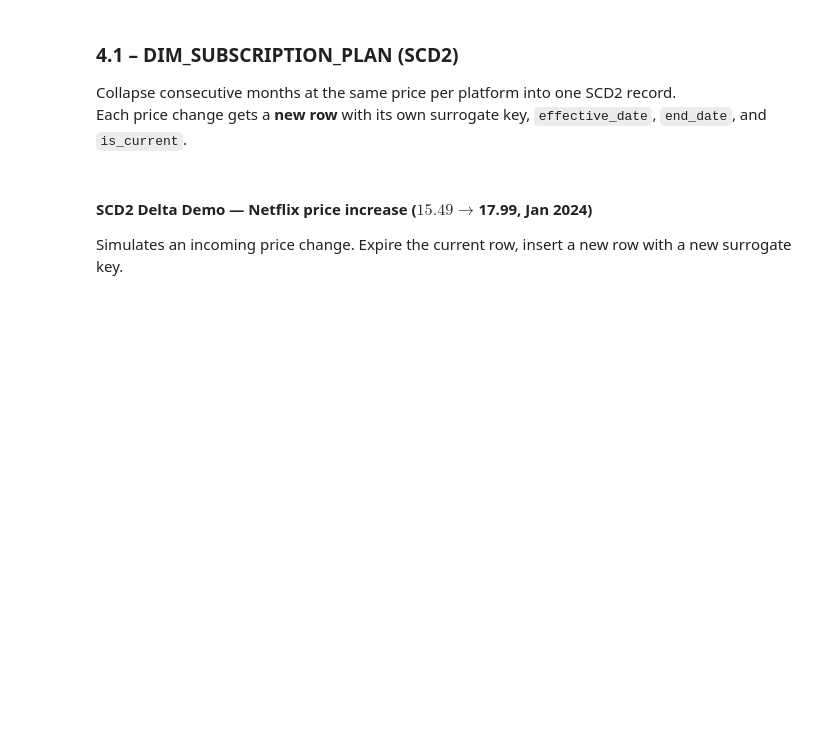
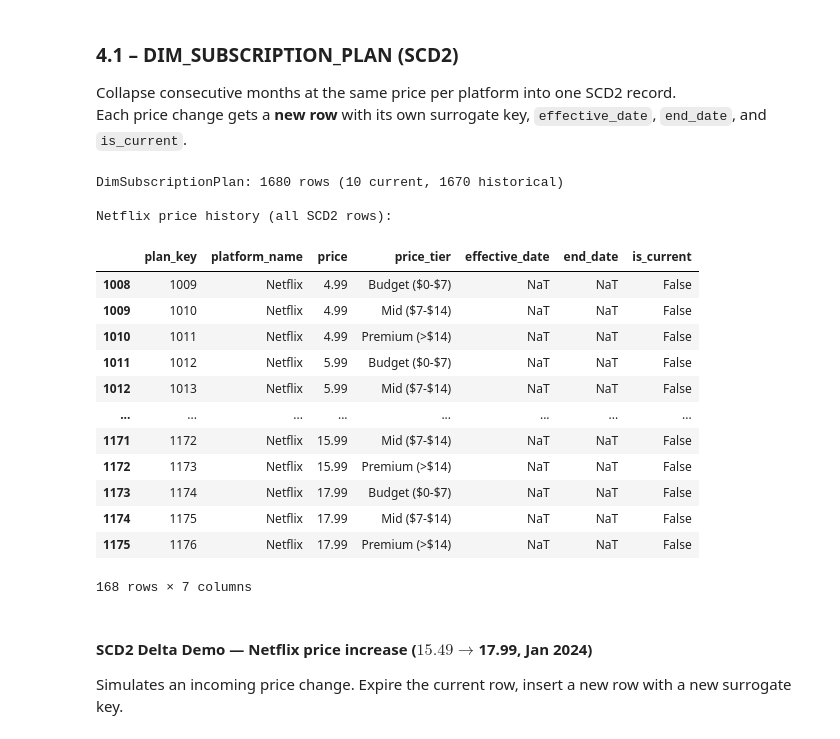
Before and after one commit to medprod/media-analytics, a Jupyter notebook: media_analytics_etl.ipynb, the cells around one changed output. Saved outputs shown, nothing was run; the diff lists cells and outputs as text; code cells hidden in the pictures; blank space fills up the shorter version.

Commit message:
Fix SCD2 groupby bug: derive price_tier after collapsing, not during

```diff
--- a/media_analytics_etl.ipynb
+++ b/media_analytics_etl.ipynb
@@ -710,43 +710,67 @@ In platform_summary but NOT in pricing (no pricing history):
 Collapse consecutive months at the same price per platform into one SCD2 record.
 Each price change gets a **new row** with its own surrogate key, `effective_date`, `end_date`, and `is_current`.
 # %%
-pricing = StreamingServiceDistinct_df[['platform_name', 'date', 'price', 'price_tier']].copy()
+# Group by platform + price ONLY — price_tier is categorical and causes
+# a cross-product with all tier labels if included in groupby
+pricing = StreamingServiceDistinct_df[['platform_name', 'date', 'price']].copy()
 pricing = pricing.sort_values(['platform_name', 'date'])
 
-# Detect price changes — any month where price differs from previous month for same platform
+# Detect price changes
 pricing['price_changed'] = pricing.groupby('platform_name')['price'].diff().ne(0)
+pricing['price_group']   = pricing.groupby('platform_name')['price_changed'].cumsum()
 
-# Assign a group number for each consecutive same-price block
-pricing['price_group'] = pricing.groupby('platform_name')['price_changed'].cumsum()
-
-# Collapse each block into one SCD2 record
+# Collapse each consecutive same-price block into one SCD2 record
 DimSubscriptionPlan = (
     pricing
-    .groupby(['platform_name', 'price_group', 'price', 'price_tier'])
+    .groupby(['platform_name', 'price_group', 'price'])
     .agg(effective_date=('date', 'min'), end_date=('date', 'max'))
     .reset_index()
     .drop(columns='price_group')
 )
+
+# Derive price_tier AFTER collapsing — avoids categorical cross-product issue
+bins   = [0, 7, 14, float('inf')]
+labels = ['Budget ($0-$7)', 'Mid ($7-$14)', 'Premium (>$14)']
+DimSubscriptionPlan['price_tier'] = pd.cut(
+    DimSubscriptionPlan['price'], bins=bins, labels=labels, right=True
+).astype(str)
 
 # Mark is_current — latest record per platform has no end date
 latest_idx = DimSubscriptionPlan.groupby('platform_name')['end_date'].idxmax()
 DimSubscriptionPlan['is_current'] = False
 DimSubscriptionPlan.loc[latest_idx, 'is_current'] = True
 DimSubscriptionPlan.loc[DimSubscriptionPlan['is_current'], 'end_date'] = None
 
 # Surrogate key
 DimSubscriptionPlan['plan_key'] = range(1, len(DimSubscriptionPlan) + 1)
 
 DimSubscriptionPlan = DimSubscriptionPlan[[
     'plan_key', 'platform_name', 'price', 'price_tier',
     'effective_date', 'end_date', 'is_current'
 ]]
 
 n_total   = len(DimSubscriptionPlan)
 n_current = DimSubscriptionPlan['is_current'].sum()
 print(f'DimSubscriptionPlan: {n_total} rows ({n_current} current, {n_total - n_current} historical)')
 print('\nNetflix price history (all SCD2 rows):')
 display(DimSubscriptionPlan[DimSubscriptionPlan['platform_name'] == 'Netflix'])
+# %% [output]
+DimSubscriptionPlan: 1680 rows (10 current, 1670 historical)
+
+Netflix price history (all SCD2 rows):
+|  | plan_key | platform_name | price | price_tier | effective_date | end_date | is_current |
+| 1008 | 1009 | Netflix | 4.99 | Budget ($0-$7) | NaT | NaT | False |
+| 1009 | 1010 | Netflix | 4.99 | Mid ($7-$14) | NaT | NaT | False |
+| 1010 | 1011 | Netflix | 4.99 | Premium (>$14) | NaT | NaT | False |
+| 1011 | 1012 | Netflix | 5.99 | Budget ($0-$7) | NaT | NaT | False |
+| 1012 | 1013 | Netflix | 5.99 | Mid ($7-$14) | NaT | NaT | False |
+| ... | ... | ... | ... | ... | ... | ... | ... |
+| 1171 | 1172 | Netflix | 15.99 | Mid ($7-$14) | NaT | NaT | False |
+| 1172 | 1173 | Netflix | 15.99 | Premium (>$14) | NaT | NaT | False |
+| 1173 | 1174 | Netflix | 17.99 | Budget ($0-$7) | NaT | NaT | False |
+| 1174 | 1175 | Netflix | 17.99 | Mid ($7-$14) | NaT | NaT | False |
+| 1175 | 1176 | Netflix | 17.99 | Premium (>$14) | NaT | NaT | False |
+168 rows × 7 columns
 # %% [markdown]
 #### SCD2 Delta Demo — Netflix price increase ($15.49 → $17.99, Jan 2024)
 
```
Also changed, not shown: parts of 3 cells of this notebook.
